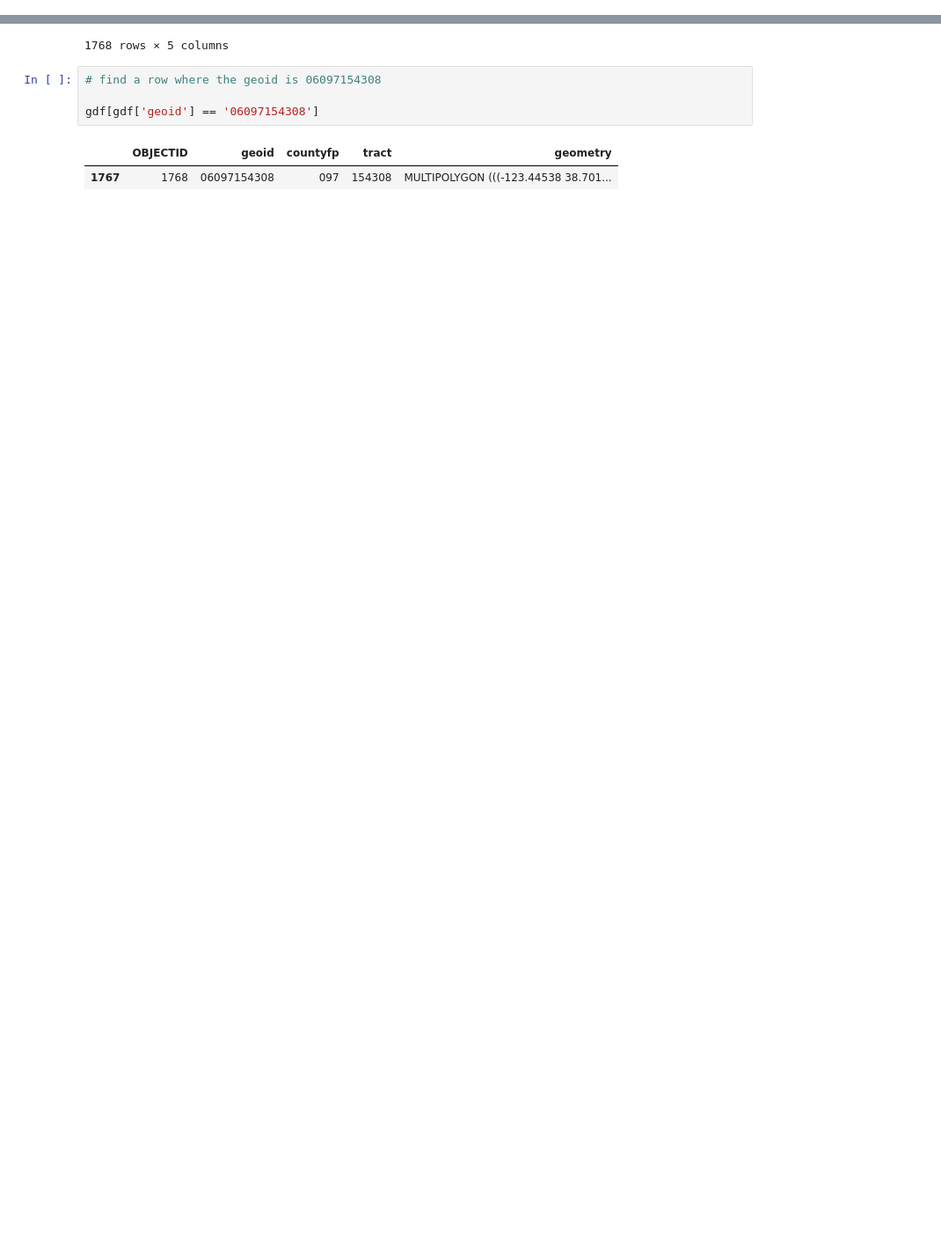
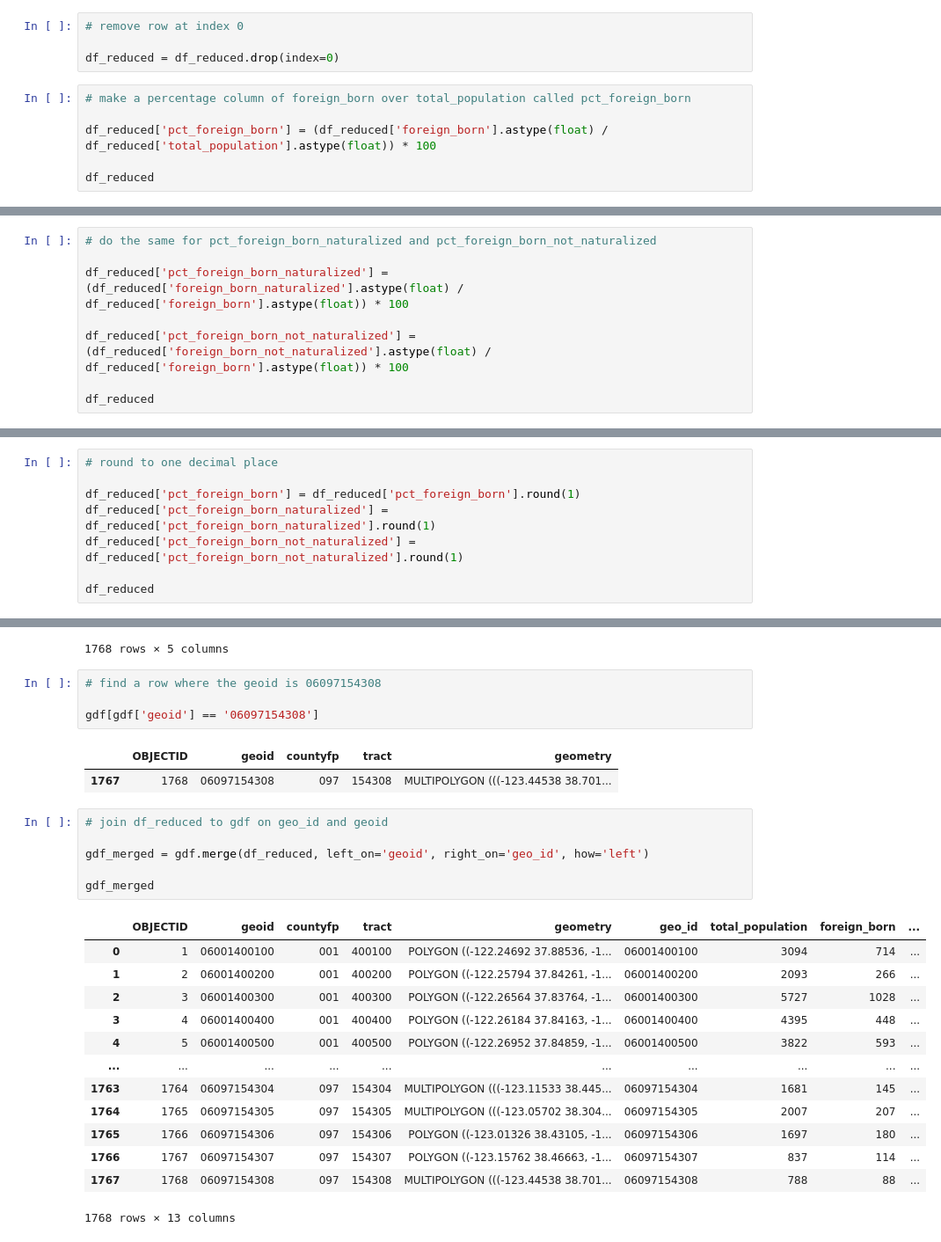
Before and after one commit to MissionLocal/2025-immigration-background, a Jupyter notebook: data.ipynb, the cells around one changed output, grey strips where cells are left out. Shown at 88% size. Drawn from its saved outputs; the diff is of its cells as text; blank space fills up the shorter version.

Commit message:
rerun totals

```diff
--- a/data.ipynb
+++ b/data.ipynb
@@ -53,0 +99,10 @@ df = df.iloc[:, :-1]
+# %%
+# remove row at index 0
+
+df_reduced = df_reduced.drop(index=0)
+# %%
+# make a percentage column of foreign_born over total_population called pct_foreign_born
+
+df_reduced['pct_foreign_born'] = (df_reduced['foreign_born'].astype(float) / df_reduced['total_population'].astype(float)) * 100
+
+df_reduced
@@ -53,0 +127,8 @@ df = df.iloc[:, :-1]
+# %%
+# do the same for pct_foreign_born_naturalized and pct_foreign_born_not_naturalized
+
+df_reduced['pct_foreign_born_naturalized'] = (df_reduced['foreign_born_naturalized'].astype(float) / df_reduced['foreign_born'].astype(float)) * 100
+
+df_reduced['pct_foreign_born_not_naturalized'] = (df_reduced['foreign_born_not_naturalized'].astype(float) / df_reduced['foreign_born'].astype(float)) * 100
+
+df_reduced
@@ -53,0 +149,8 @@ df = df.iloc[:, :-1]
+# %%
+# round to one decimal place
+
+df_reduced['pct_foreign_born'] = df_reduced['pct_foreign_born'].round(1)
+df_reduced['pct_foreign_born_naturalized'] = df_reduced['pct_foreign_born_naturalized'].round(1)
+df_reduced['pct_foreign_born_not_naturalized'] = df_reduced['pct_foreign_born_not_naturalized'].round(1)
+
+df_reduced
@@ -78,3 +195,23 @@ gdf[gdf['geoid'] == '06097154308']
 # %% [output]
 |  | OBJECTID | geoid | countyfp | tract | geometry |
 | 1767 | 1768 | 06097154308 | 097 | 154308 | MULTIPOLYGON (((-123.44538 38.701... |
+# %%
+# join df_reduced to gdf on geo_id and geoid
+
+gdf_merged = gdf.merge(df_reduced, left_on='geoid', right_on='geo_id', how='left')
+
+gdf_merged
+# %% [output]
+|  | OBJECTID | geoid | countyfp | tract | geometry | geo_id | total_population | foreign_born | ... |
+| 0 | 1 | 06001400100 | 001 | 400100 | POLYGON ((-122.24692 37.88536, -1... | 06001400100 | 3094 | 714 | ... |
+| 1 | 2 | 06001400200 | 001 | 400200 | POLYGON ((-122.25794 37.84261, -1... | 06001400200 | 2093 | 266 | ... |
+| 2 | 3 | 06001400300 | 001 | 400300 | POLYGON ((-122.26564 37.83764, -1... | 06001400300 | 5727 | 1028 | ... |
+| 3 | 4 | 06001400400 | 001 | 400400 | POLYGON ((-122.26184 37.84163, -1... | 06001400400 | 4395 | 448 | ... |
+| 4 | 5 | 06001400500 | 001 | 400500 | POLYGON ((-122.26952 37.84859, -1... | 06001400500 | 3822 | 593 | ... |
+| ... | ... | ... | ... | ... | ... | ... | ... | ... | ... |
+| 1763 | 1764 | 06097154304 | 097 | 154304 | MULTIPOLYGON (((-123.11533 38.445... | 06097154304 | 1681 | 145 | ... |
+| 1764 | 1765 | 06097154305 | 097 | 154305 | MULTIPOLYGON (((-123.05702 38.304... | 06097154305 | 2007 | 207 | ... |
+| 1765 | 1766 | 06097154306 | 097 | 154306 | POLYGON ((-123.01326 38.43105, -1... | 06097154306 | 1697 | 180 | ... |
+| 1766 | 1767 | 06097154307 | 097 | 154307 | POLYGON ((-123.15762 38.46663, -1... | 06097154307 | 837 | 114 | ... |
+| 1767 | 1768 | 06097154308 | 097 | 154308 | MULTIPOLYGON (((-123.44538 38.701... | 06097154308 | 788 | 88 | ... |
+1768 rows × 13 columns
```
Also changed, not shown: parts of 9 cells of this notebook, 4 other files.
